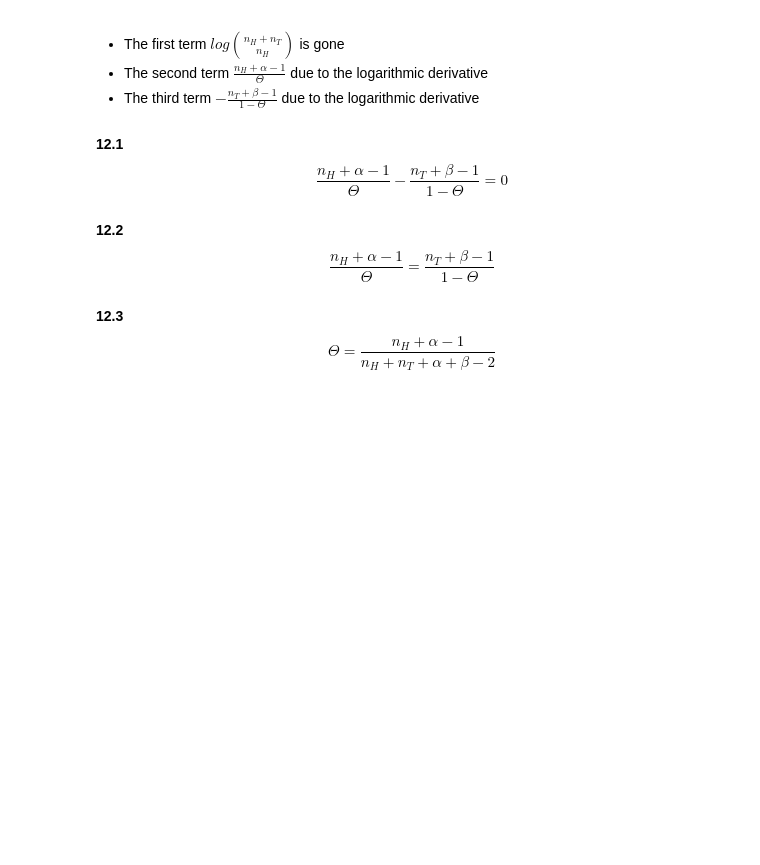
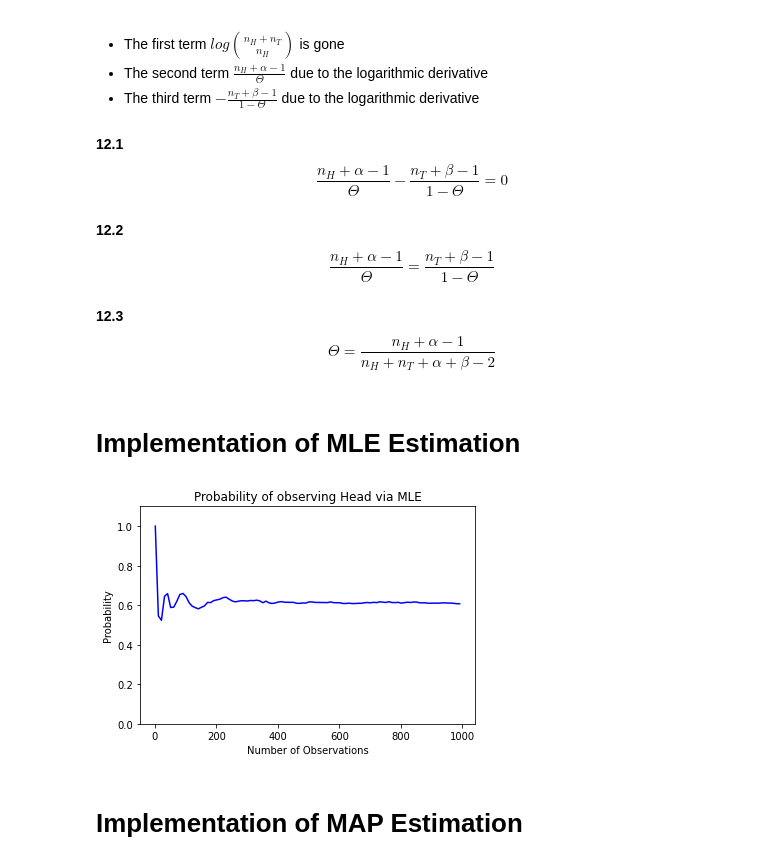
Before and after one commit to Demirrr/Fundamentals, a Jupyter notebook: 1.Machine_Learning/0.EstimatingProbabilitiesfromData.ipynb, the cells around one changed output. Drawn from its saved outputs; the diff is of its cells as text; code cells hidden in the pictures; blank space fills up the shorter version.

```diff
--- a/1.Machine_Learning/0.EstimatingProbabilitiesfromData.ipynb
+++ b/1.Machine_Learning/0.EstimatingProbabilitiesfromData.ipynb
@@ -138,3 +141,5 @@ where
 #### 12.2 $$ \frac{n_H + \alpha -1 }{\Theta} =\frac{n_T+\beta -1 }{1-\Theta}$$
 
 #### 12.3 $$ \Theta= \frac{n_H + \alpha -1}{n_H + n_T + \alpha + \beta-2}$$
+# %% [markdown]
+# Implementation of MLE Estimation
@@ -140,0 +151,33 @@ where
+# %%
+events = ['T', 'H']
+true_prob = [0.4, 0.6]
+num_of_samples=1000
+D=random.choices(population=events,
+               weights=true_prob,
+               k=num_of_samples)
+
+def mle(dataset):
+    counter=Counter(dataset)
+    if 'H' in counter:
+        return counter['H']/len(dataset)
+    else:
+        return 0.0
+def plotting(estimator,dataset,title_info=''):
+    x_axis_values=[]
+    y_axis_values=[]
+    for x in range(1,len(dataset),10):
+        estimate=estimator(dataset[:x])
+        x_axis_values.append(x)
+        y_axis_values.append(estimate)
+
+    plt.plot(x_axis_values,y_axis_values,c='b')
+    plt.title(f'Probability of observing Head via {title_info}')
+    plt.ylabel("Probability")
+    plt.xlabel("Number of Observations")
+    plt.ylim(ymax = 1.1, ymin = 0.0)
+    plt.show()
+plotting(mle,D,'MLE')
+# %% [output]
+[figure, added]
+# %% [markdown]
+# Implementation of MAP Estimation
```
Also changed, not shown: parts of 5 cells of this notebook.
